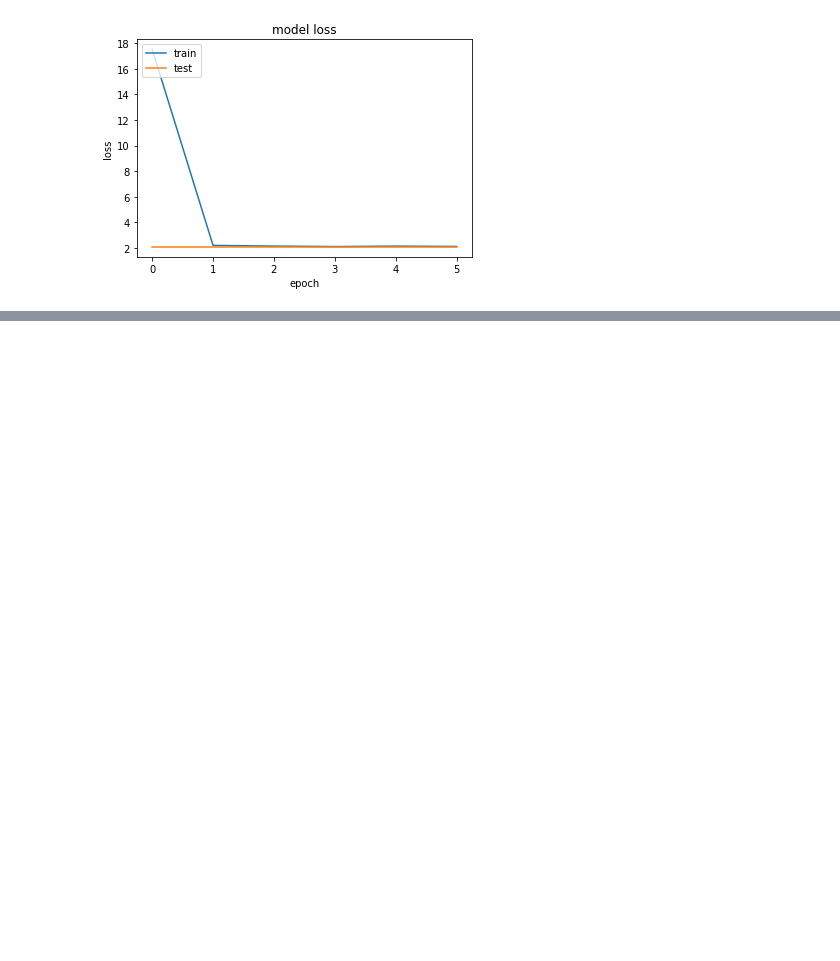
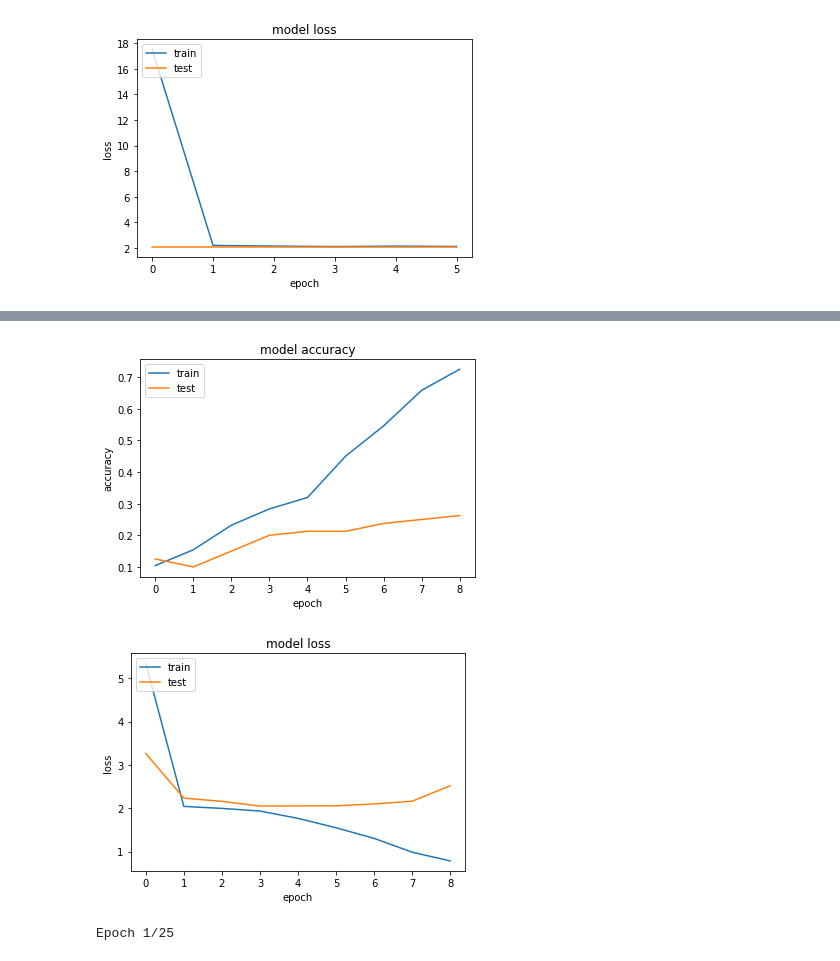
Before and after one commit to meitamerdianti123/Gcolab, a Jupyter notebook: Untitled0.ipynb, the cells around one changed output, grey strips where cells are left out. Drawn from its saved outputs; the diff is of its cells as text; code cells hidden in the pictures; blank space fills up the shorter version.

```diff
--- a/Untitled0.ipynb
+++ b/Untitled0.ipynb
@@ -180,3 +180,9 @@ plot_history(history)
 # %% [output]
 [figure]
 [figure]
+# %%
+model = cnn2()
+model.compile(optimizer="Adam", loss=["categorical_crossentropy"], metrics = ["accuracy"])
+history = model.fit(X_train, y_train ,epochs=25, validation_data=(X_test, y_test),
+                    verbose=2, callbacks = [learning_rate_reduction, early_stopping])
+gc.collect()
@@ -182,0 +210,13 @@ plot_history(history)
+# %%
+plot_history(history)
+# %% [output]
+[figure, added]
+[figure, added]
+# %%
+model = cnn3()
+model.compile(optimizer="Adam", loss=["categorical_crossentropy"], metrics = ["accuracy"])
+history = model.fit(X_train, y_train ,epochs=25, validation_data=(X_test, y_test),
+                    verbose=2, callbacks = [learning_rate_reduction, early_stopping])
+gc.collect()
+# %% [output]
+Epoch 1/25
```
Also changed, not shown: parts of 7 cells of this notebook.
